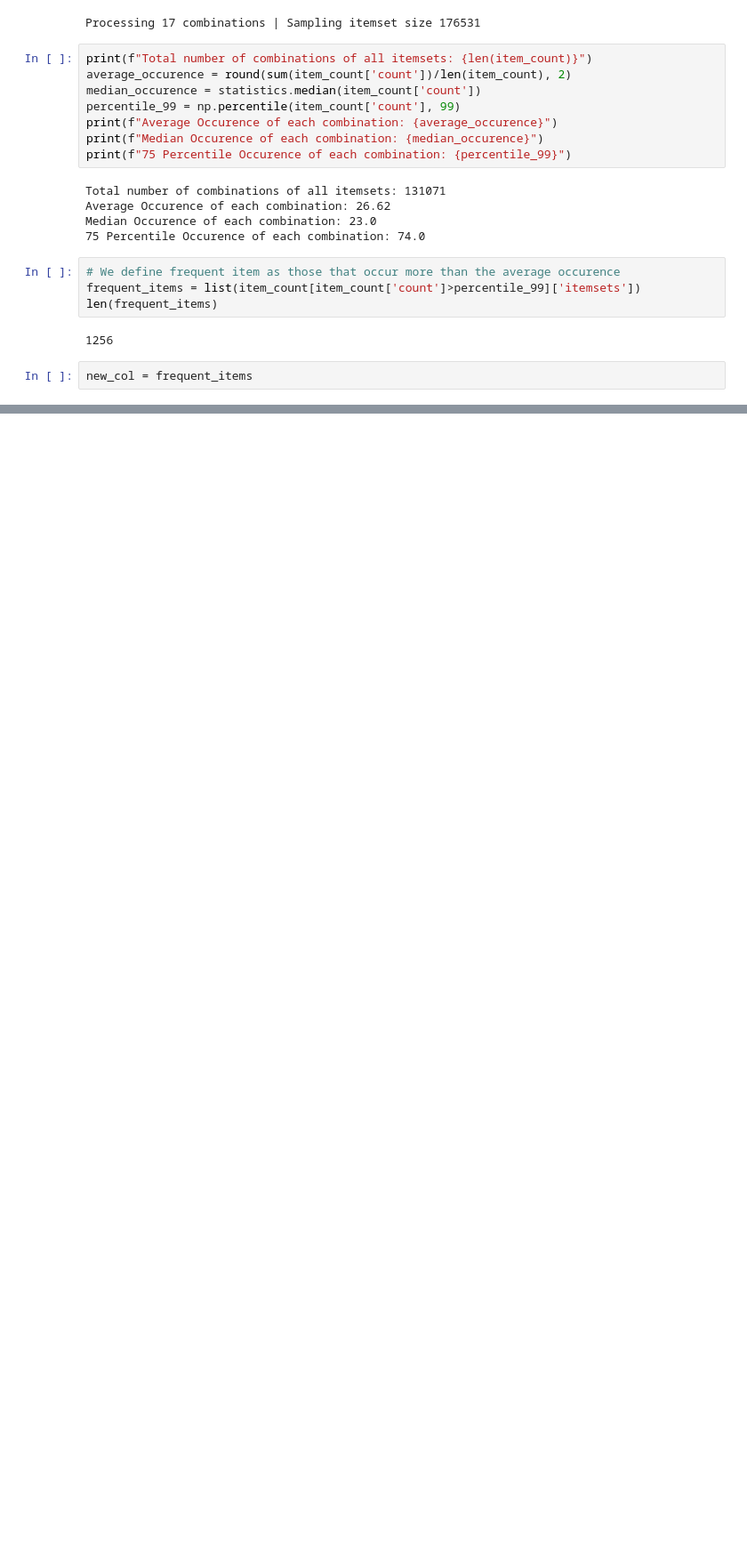
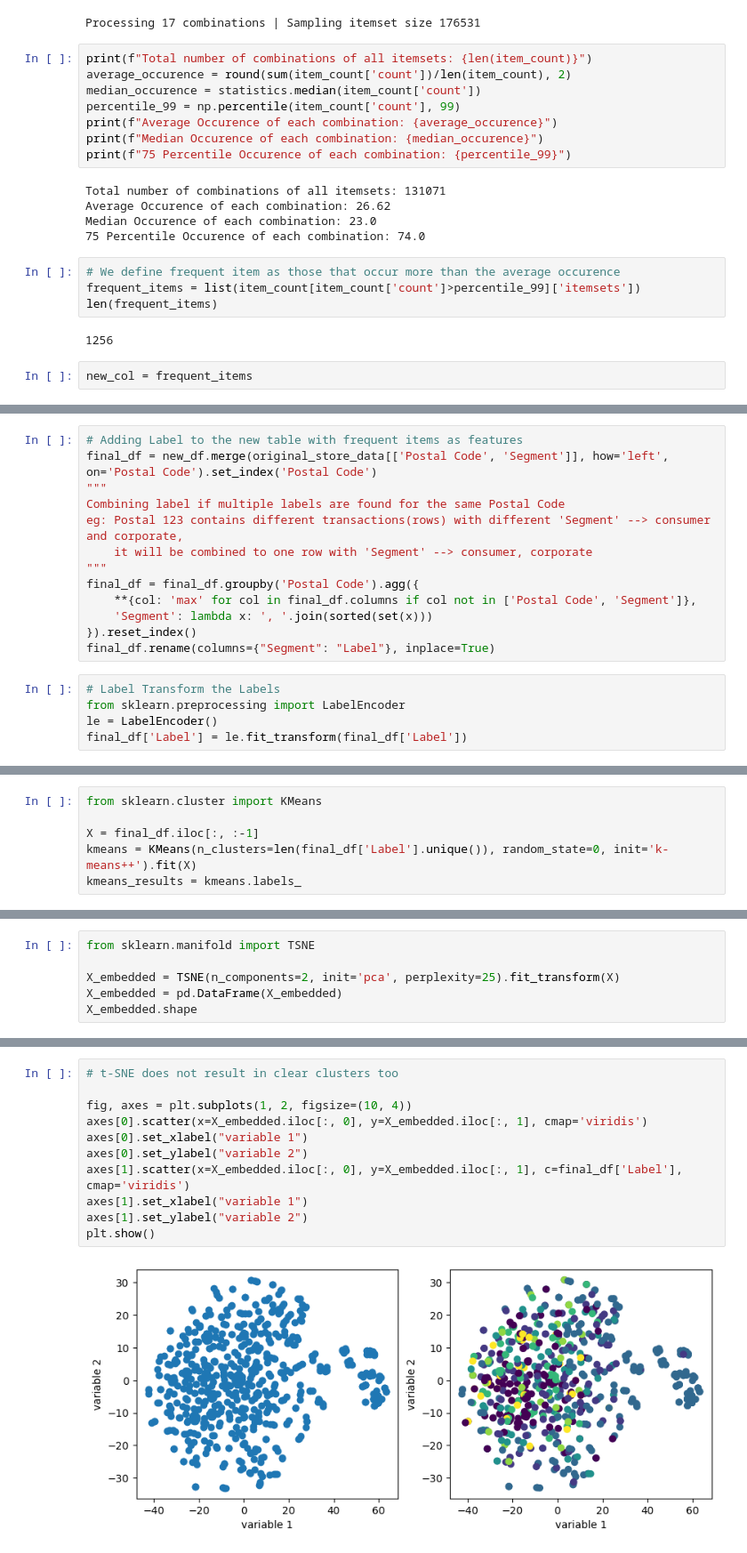
Before and after one commit to supperr-coder/CZ4032-Project2, a Jupyter notebook: Code/Clustering.ipynb, the cells around one changed output, grey strips where cells are left out. Shown: that part at 89% size. Saved outputs shown, nothing was run; the diff lists cells and outputs as text; blank space fills up the shorter version.

Commit message:
Added item based clustering

```diff
--- a/Code/Clustering.ipynb
+++ b/Code/Clustering.ipynb
@@ -117,0 +109,18 @@ new_df.head().iloc[:, :-10]
+# %%
+# Adding Label to the new table with frequent items as features
+final_df = new_df.merge(original_store_data[['Postal Code', 'Segment']], how='left', on='Postal Code').set_index('Postal Code')
+"""
+Combining label if multiple labels are found for the same Postal Code
+eg: Postal 123 contains different transactions(rows) with different 'Segment' --> consumer and corporate,
+    it will be combined to one row with 'Segment' --> consumer, corporate
+"""
+final_df = final_df.groupby('Postal Code').agg({
+    **{col: 'max' for col in final_df.columns if col not in ['Postal Code', 'Segment']},
+    'Segment': lambda x: ', '.join(sorted(set(x)))
+}).reset_index()
+final_df.rename(columns={"Segment": "Label"}, inplace=True)
+# %%
+# Label Transform the Labels
+from sklearn.preprocessing import LabelEncoder
+le = LabelEncoder()
+final_df['Label'] = le.fit_transform(final_df['Label'])
@@ -117,0 +178,6 @@ new_df.head().iloc[:, :-10]
+# %%
+from sklearn.cluster import KMeans
+
+X = final_df.iloc[:, :-1]
+kmeans = KMeans(n_clusters=len(final_df['Label'].unique()), random_state=0, init='k-means++').fit(X)
+kmeans_results = kmeans.labels_
@@ -117,0 +198,6 @@ new_df.head().iloc[:, :-10]
+# %%
+from sklearn.manifold import TSNE
+
+X_embedded = TSNE(n_components=2, init='pca', perplexity=25).fit_transform(X)
+X_embedded = pd.DataFrame(X_embedded)
+X_embedded.shape
@@ -117,0 +206,13 @@ new_df.head().iloc[:, :-10]
+# %%
+# t-SNE does not result in clear clusters too
+
+fig, axes = plt.subplots(1, 2, figsize=(10, 4))
+axes[0].scatter(x=X_embedded.iloc[:, 0], y=X_embedded.iloc[:, 1], cmap='viridis')
+axes[0].set_xlabel("variable 1")
+axes[0].set_ylabel("variable 2")
+axes[1].scatter(x=X_embedded.iloc[:, 0], y=X_embedded.iloc[:, 1], c=final_df['Label'], cmap='viridis')
+axes[1].set_xlabel("variable 1")
+axes[1].set_ylabel("variable 2")
+plt.show()
+# %% [output]
+[figure, added]
```
Also changed, not shown: parts of 37 cells of this notebook, 2 other files.
